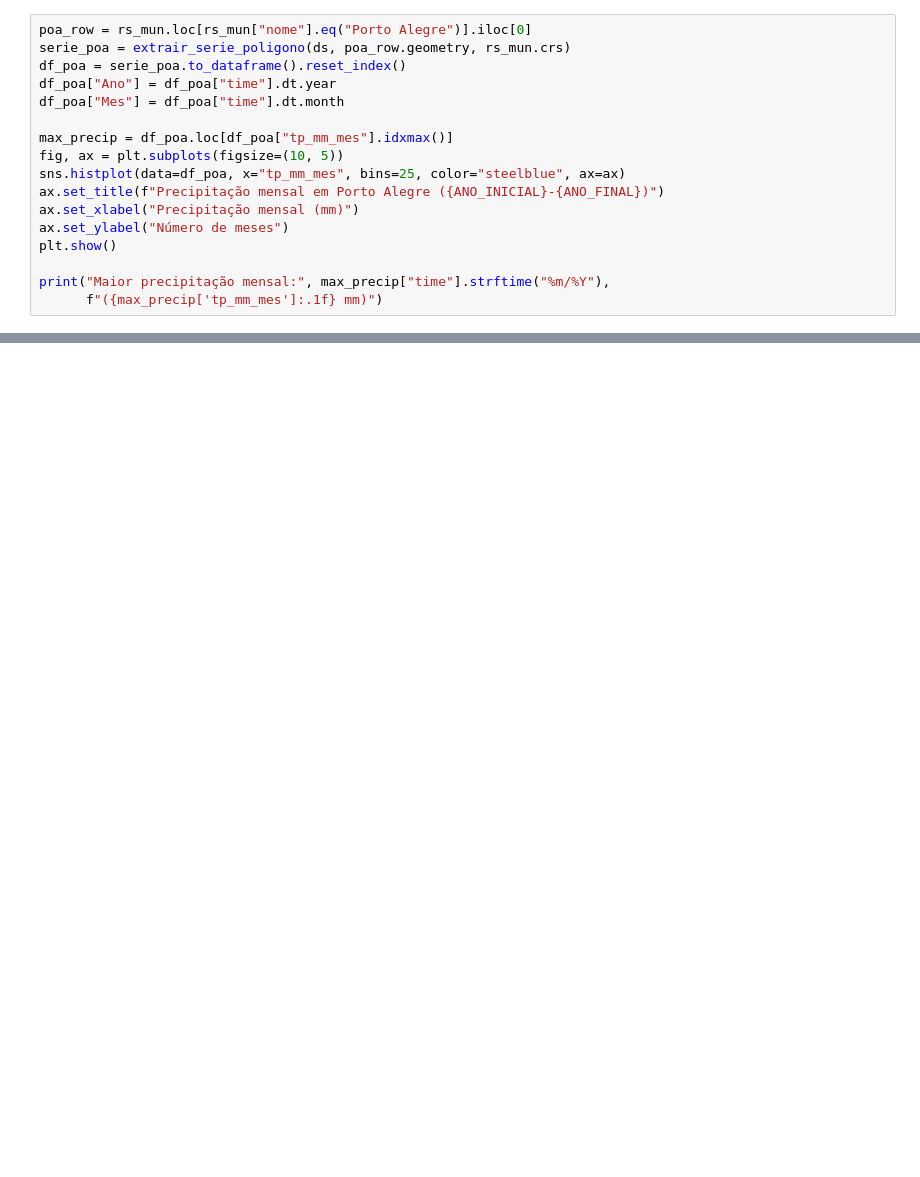
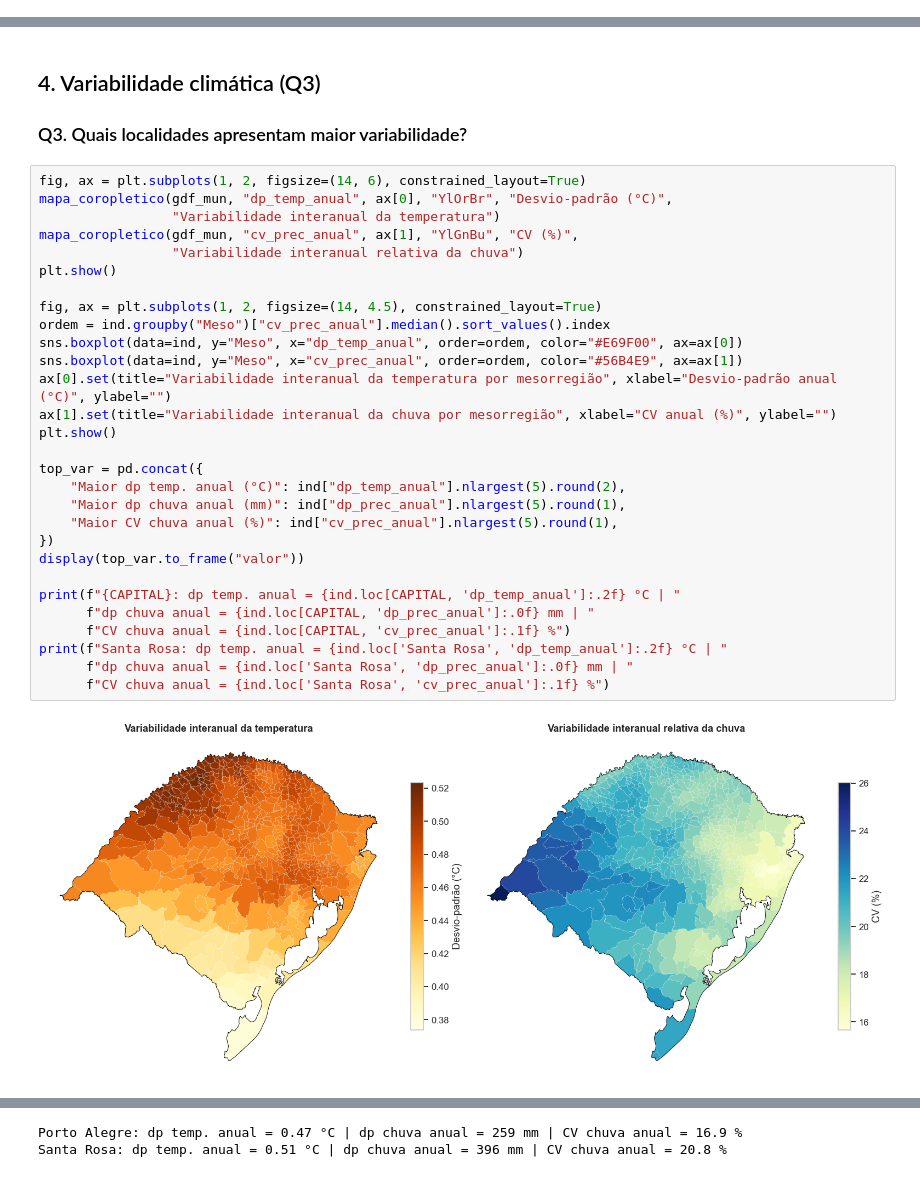
Before and after one commit to robertamuller/analise-climatica-rs, a Jupyter notebook: analise_climatica.ipynb, the cells around one changed output, grey strips where cells are left out. Saved outputs shown, nothing was run; the diff lists cells and outputs as text; blank space fills up the shorter version.

```diff
--- a/analise_climatica.ipynb
+++ b/analise_climatica.ipynb
@@ -614,17 +0,0 @@ OBS.: Um valor máximo observado não é, sozinho, uma definição universal de
-# %%
-poa_row = rs_mun.loc[rs_mun["nome"].eq("Porto Alegre")].iloc[0]
-serie_poa = extrair_serie_poligono(ds, poa_row.geometry, rs_mun.crs)
-df_poa = serie_poa.to_dataframe().reset_index()
-df_poa["Ano"] = df_poa["time"].dt.year
-df_poa["Mes"] = df_poa["time"].dt.month
-
-max_precip = df_poa.loc[df_poa["tp_mm_mes"].idxmax()]
-fig, ax = plt.subplots(figsize=(10, 5))
-sns.histplot(data=df_poa, x="tp_mm_mes", bins=25, color="steelblue", ax=ax)
-ax.set_title(f"Precipitação mensal em Porto Alegre ({ANO_INICIAL}-{ANO_FINAL})")
-ax.set_xlabel("Precipitação mensal (mm)")
-ax.set_ylabel("Número de meses")
-plt.show()
-
-print("Maior precipitação mensal:", max_precip["time"].strftime("%m/%Y"),
-      f"({max_precip['tp_mm_mes']:.1f} mm)")
@@ -944,0 +427,35 @@ Resumo dos COREDEs:
+# %% [markdown]
+## 4. Variabilidade climática (Q3)
+
+### Q3. Quais localidades apresentam maior variabilidade?
+# %%
+fig, ax = plt.subplots(1, 2, figsize=(14, 6), constrained_layout=True)
+mapa_coropletico(gdf_mun, "dp_temp_anual", ax[0], "YlOrBr", "Desvio-padrão (°C)",
+                 "Variabilidade interanual da temperatura")
+mapa_coropletico(gdf_mun, "cv_prec_anual", ax[1], "YlGnBu", "CV (%)",
+                 "Variabilidade interanual relativa da chuva")
+plt.show()
+
+fig, ax = plt.subplots(1, 2, figsize=(14, 4.5), constrained_layout=True)
+ordem = ind.groupby("Meso")["cv_prec_anual"].median().sort_values().index
+sns.boxplot(data=ind, y="Meso", x="dp_temp_anual", order=ordem, color="#E69F00", ax=ax[0])
+sns.boxplot(data=ind, y="Meso", x="cv_prec_anual", order=ordem, color="#56B4E9", ax=ax[1])
+ax[0].set(title="Variabilidade interanual da temperatura por mesorregião", xlabel="Desvio-padrão anual (°C)", ylabel="")
+ax[1].set(title="Variabilidade interanual da chuva por mesorregião", xlabel="CV anual (%)", ylabel="")
+plt.show()
+
+top_var = pd.concat({
+    "Maior dp temp. anual (°C)": ind["dp_temp_anual"].nlargest(5).round(2),
+    "Maior dp chuva anual (mm)": ind["dp_prec_anual"].nlargest(5).round(1),
+    "Maior CV chuva anual (%)": ind["cv_prec_anual"].nlargest(5).round(1),
+})
+display(top_var.to_frame("valor"))
+
+print(f"{CAPITAL}: dp temp. anual = {ind.loc[CAPITAL, 'dp_temp_anual']:.2f} °C | "
+      f"dp chuva anual = {ind.loc[CAPITAL, 'dp_prec_anual']:.0f} mm | "
+      f"CV chuva anual = {ind.loc[CAPITAL, 'cv_prec_anual']:.1f} %")
+print(f"Santa Rosa: dp temp. anual = {ind.loc['Santa Rosa', 'dp_temp_anual']:.2f} °C | "
+      f"dp chuva anual = {ind.loc['Santa Rosa', 'dp_prec_anual']:.0f} mm | "
+      f"CV chuva anual = {ind.loc['Santa Rosa', 'cv_prec_anual']:.1f} %")
+# %% [output]
+[figure, added]
@@ -944,0 +480,2 @@ Resumo dos COREDEs:
+Porto Alegre: dp temp. anual = 0.47 °C | dp chuva anual = 259 mm | CV chuva anual = 16.9 %
+Santa Rosa: dp temp. anual = 0.51 °C | dp chuva anual = 396 mm | CV chuva anual = 20.8 %
```
Also changed, not shown: parts of 66 cells of this notebook, 10 other files.
